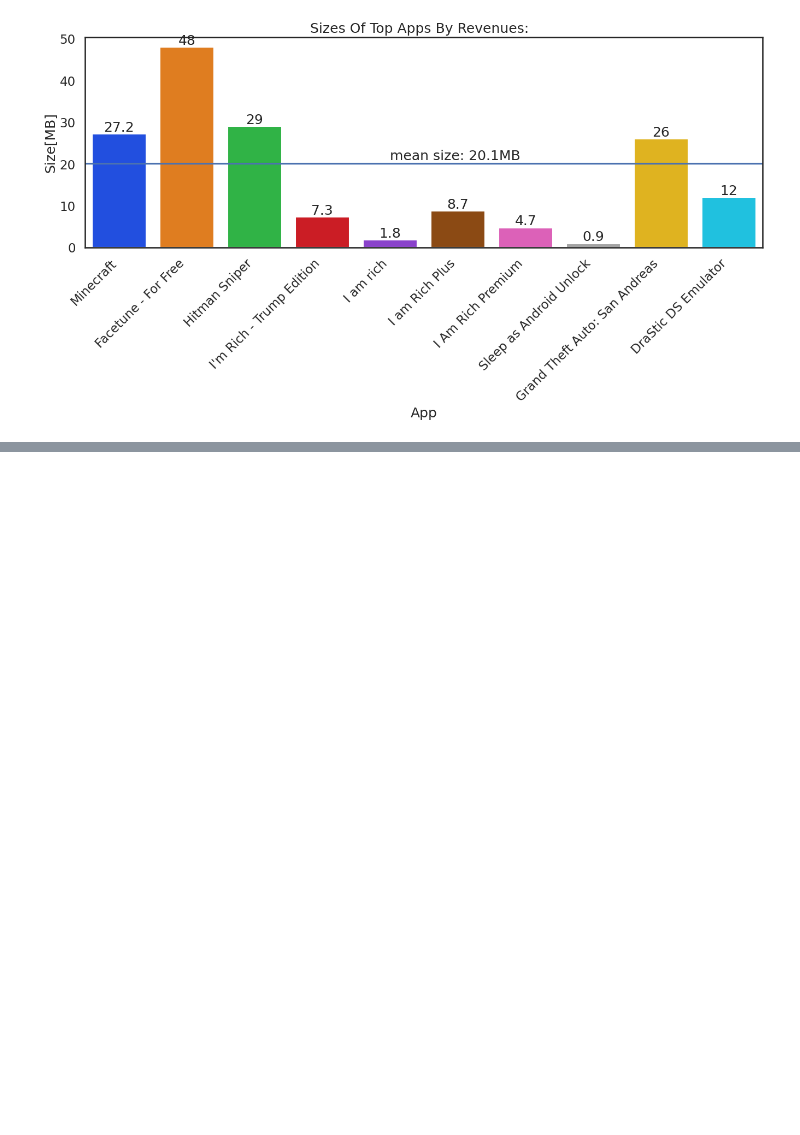
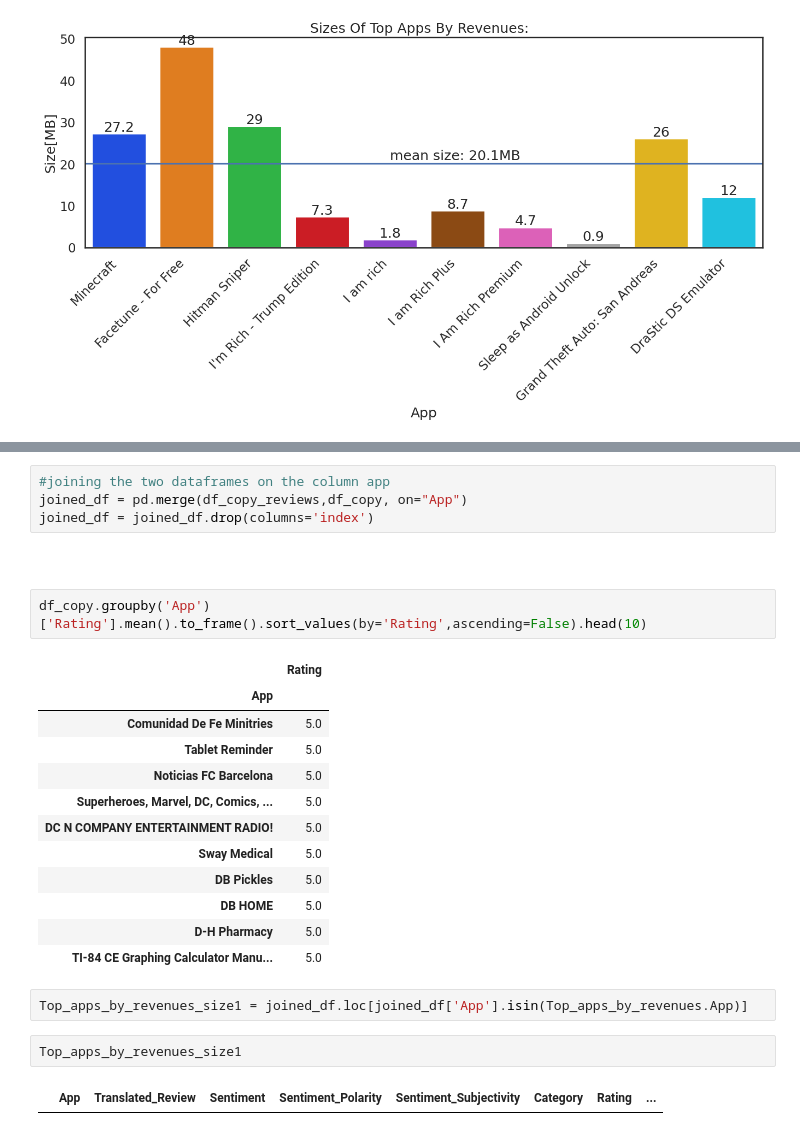
Before and after one commit to twogoodtobetrue/first_repo, a Jupyter notebook: Google_playstore_analysis.ipynb, the cells around one changed output, grey strips where cells are left out. Drawn from its saved outputs; the diff is of its cells as text; blank space fills up the shorter version.

```diff
--- a/Google_playstore_analysis.ipynb
+++ b/Google_playstore_analysis.ipynb
@@ -1051,0 +1086,27 @@ plt.show()
+# %%
+#joining the two dataframes on the column app
+joined_df = pd.merge(df_copy_reviews,df_copy, on="App")
+joined_df = joined_df.drop(columns='index')
+# %% [markdown]
+##
+# %%
+df_copy.groupby('App')['Rating'].mean().to_frame().sort_values(by='Rating',ascending=False).head(10)
+# %% [output]
+|  | Rating |
+| App |  |
+| Comunidad De Fe Minitries | 5.0 |
+| Tablet Reminder | 5.0 |
+| Noticias FC Barcelona | 5.0 |
+| Superheroes, Marvel, DC, Comics, ... | 5.0 |
+| DC N COMPANY ENTERTAINMENT RADIO! | 5.0 |
+| Sway Medical | 5.0 |
+| DB Pickles | 5.0 |
+| DB HOME | 5.0 |
+| D-H Pharmacy | 5.0 |
+| TI-84 CE Graphing Calculator Manu... | 5.0 |
+# %%
+Top_apps_by_revenues_size1 = joined_df.loc[joined_df['App'].isin(Top_apps_by_revenues.App)]
+# %%
+Top_apps_by_revenues_size1
+# %% [output]
+|  | App | Translated_Review | Sentiment | Sentiment_Polarity | Sentiment_Subjectivity | Category | Rating | ... |
```
Also changed, not shown: parts of 12 cells of this notebook, 4 other files.
